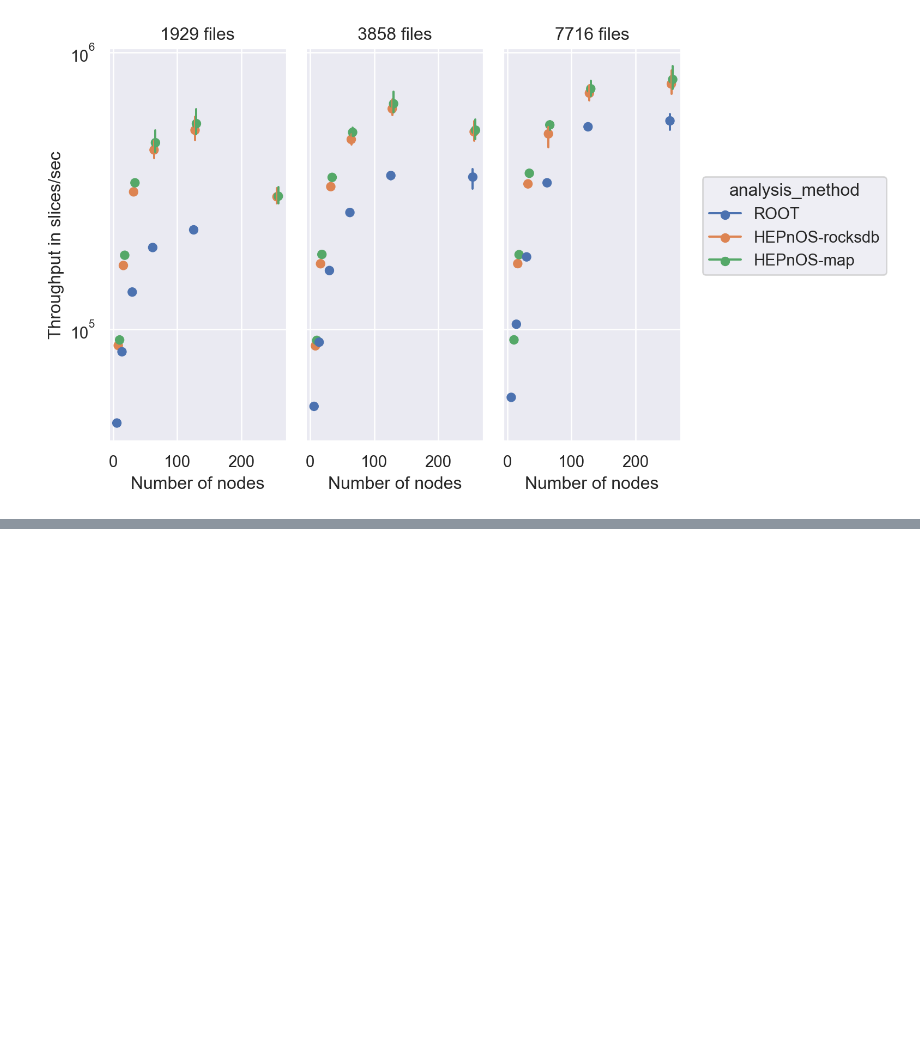
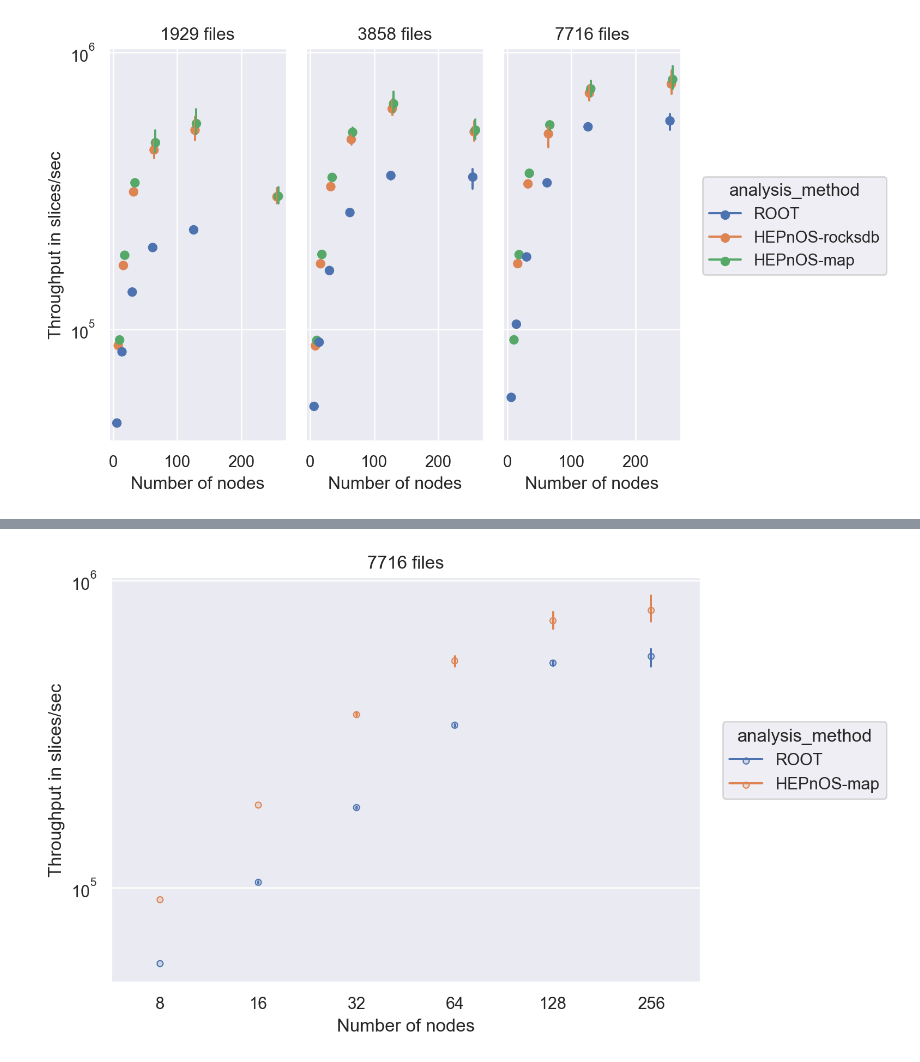
Before and after one commit to HEPonHPC/hepnos_eventselection, a Jupyter notebook: scaling/final/compare_slice_throughput.ipynb, the cells around one changed output, grey strips where cells are left out. Cells and saved outputs as stored; diff of their text form; code cells hidden in the pictures; blank space fills up the shorter version.

```diff
--- a/scaling/final/compare_slice_throughput.ipynb
+++ b/scaling/final/compare_slice_throughput.ipynb
@@ -127,0 +143,15 @@ g.add_legend()
+# %%
+(
+so.Plot(times_combined[(times_combined["files"]==7716) & (times_combined["analysis_method"]!="HEPnOS-rocksdb")],
+    x="total_num_nodes",
+    y="throughput",
+    color="analysis_method"
+    )
+    .add(so.Dots(), so.Agg())
+    .add(so.Range(), so.Est(errorbar="pi"))
+    .scale(x=so.Nominal())
+    .scale(y="log")
+    .label(x="Number of nodes", y="Throughput in slices/sec", title="7716 files")
+)
+# %% [output]
+[figure, added]
```
Also changed, not shown: parts of 8 cells of this notebook, 3 other files.
